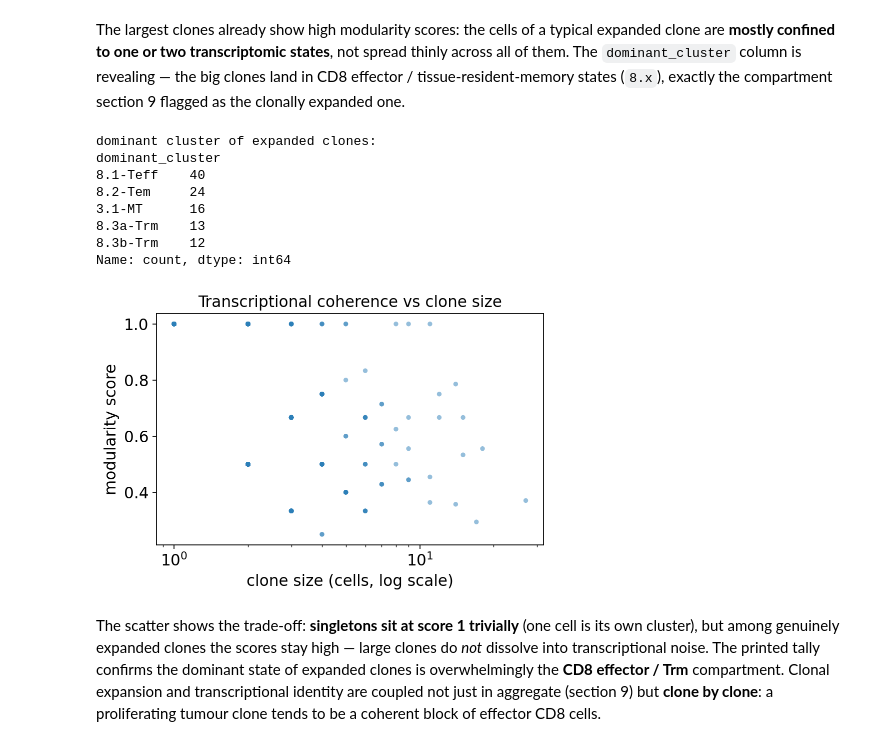
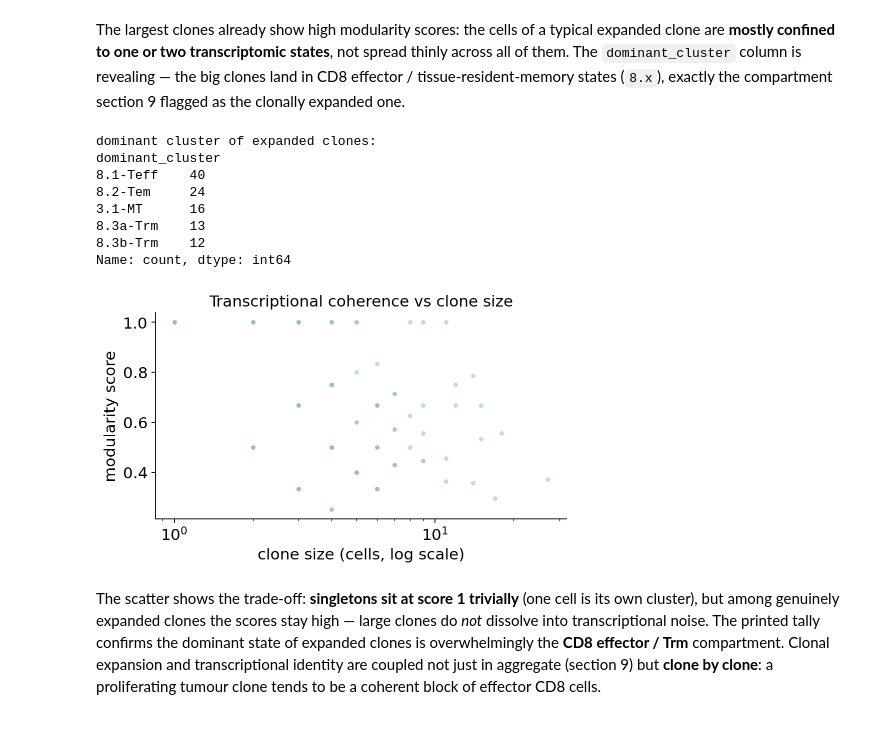
Before and after one commit to DBinary/omicverse-tutorials, a Jupyter notebook: docs/Tutorials-airr/t_airr_01_singlecell.ipynb, the cells around one changed output. Cells and saved outputs as stored; diff of their text form; code cells hidden in the pictures.

```diff
--- a/docs/Tutorials-airr/t_airr_01_singlecell.ipynb
+++ b/docs/Tutorials-airr/t_airr_01_singlecell.ipynb
@@ -724,27 +745,31 @@ transcriptomic states**, not spread thinly across all of them. The
 effector / tissue-resident-memory states (`8.x`), exactly the
 compartment section 9 flagged as the clonally expanded one.
 # %%
+# Modularity vs size scatter — use the omicverse palette and styling
+from omicverse.pl._palette import green_color
 fig, ax = plt.subplots(figsize=(6.2, 3.8))
-ax.scatter(mod["size"], mod["modularity_score"], s=18,
-           alpha=0.5, c="#2c7fb8", edgecolors="none")
-ax.set_xscale("log")
-ax.set_xlabel("clone size (cells, log scale)")
-ax.set_ylabel("modularity score")
-ax.set_title("Transcriptional coherence vs clone size")
-dom = mod_exp["dominant_cluster"].value_counts().head(5)
-print("dominant cluster of expanded clones:")
+ax.scatter(mod['size'], mod['modularity_score'], s=18,
+           alpha=0.55, c=green_color[0], edgecolors='white', linewidths=0.3)
+ax.set_xscale('log')
+ax.set_xlabel('clone size (cells, log scale)')
+ax.set_ylabel('modularity score')
+ax.set_title('Transcriptional coherence vs clone size')
+ax.spines[['top', 'right']].set_visible(False)
+dom = mod_exp['dominant_cluster'].value_counts().head(5)
+print('dominant cluster of expanded clones:')
 print(dom)
+plt.tight_layout()
 plt.show()
 # %% [output]
 dominant cluster of expanded clones:
 dominant_cluster
 8.1-Teff    40
 8.2-Tem     24
 3.1-MT      16
 8.3a-Trm    13
 8.3b-Trm    12
 Name: count, dtype: int64
-[figure, old version]
+[figure, new version]
 # %% [markdown]
 The scatter shows the trade-off: **singletons sit at score 1 trivially**
 (one cell is its own cluster), but among genuinely expanded clones the
```
Also changed, not shown: parts of 11 cells of this notebook, 7 other files.
